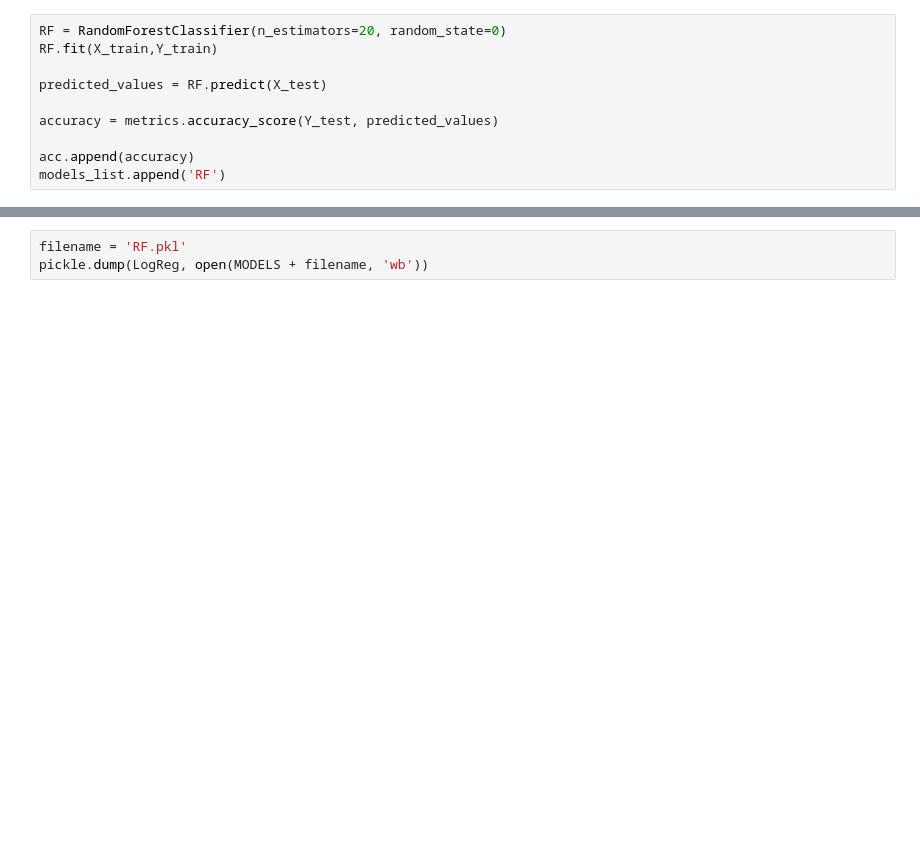
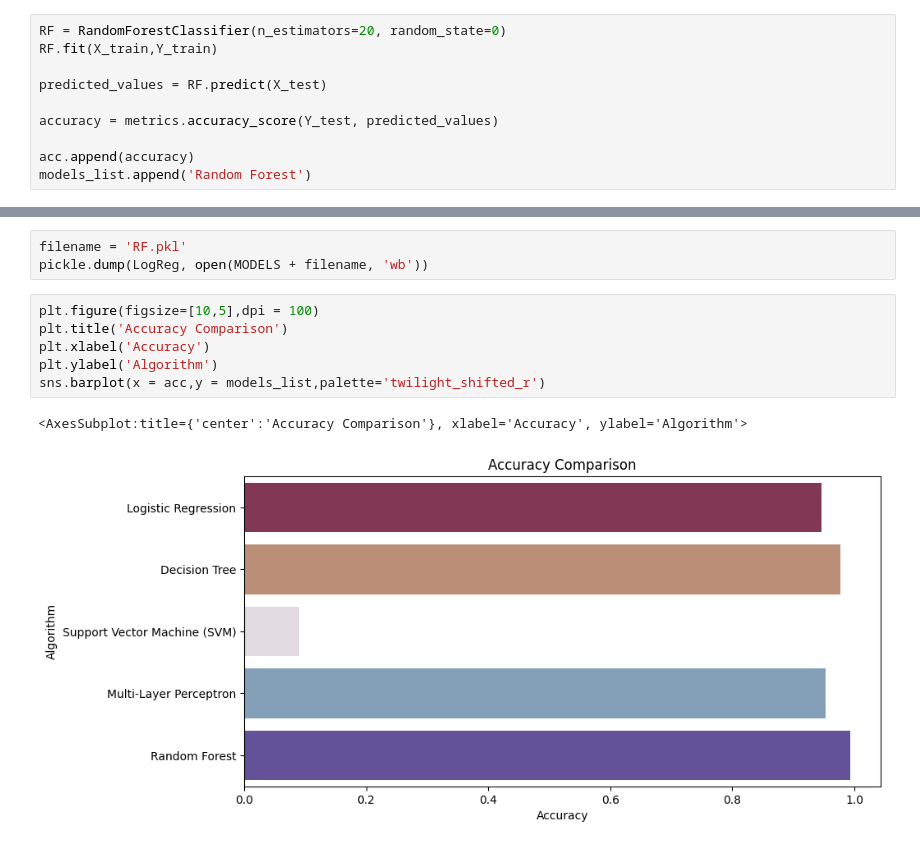
Before and after one commit to lostmartian/crop-recommendation-and-plant-disease-detection, a Jupyter notebook: models/recommender-sys.ipynb, the cells around one changed output, grey strips where cells are left out. Cells and saved outputs as stored; diff of their text form; blank space fills up the shorter version.

```diff
--- a/models/recommender-sys.ipynb
+++ b/models/recommender-sys.ipynb
@@ -268,7 +269,7 @@ predicted_values = RF.predict(X_test)
 accuracy = metrics.accuracy_score(Y_test, predicted_values)
 
 acc.append(accuracy)
-models_list.append('RF')
+models_list.append('Random Forest')
 # %%
 print("RF's Accuracy is: ", accuracy)
 # %% [output]
@@ -296,3 +297,12 @@ weighted avg       0.99      0.99      0.99       440
 # %%
 filename = 'RF.pkl'
 pickle.dump(LogReg, open(MODELS + filename, 'wb'))
+# %%
+plt.figure(figsize=[10,5],dpi = 100)
+plt.title('Accuracy Comparison')
+plt.xlabel('Accuracy')
+plt.ylabel('Algorithm')
+sns.barplot(x = acc,y = models_list,palette='twilight_shifted_r')
+# %% [output]
+<AxesSubplot:title={'center':'Accuracy Comparison'}, xlabel='Accuracy', ylabel='Algorithm'>
+[figure, added]
```
Also changed, not shown: parts of 2 cells of this notebook.
